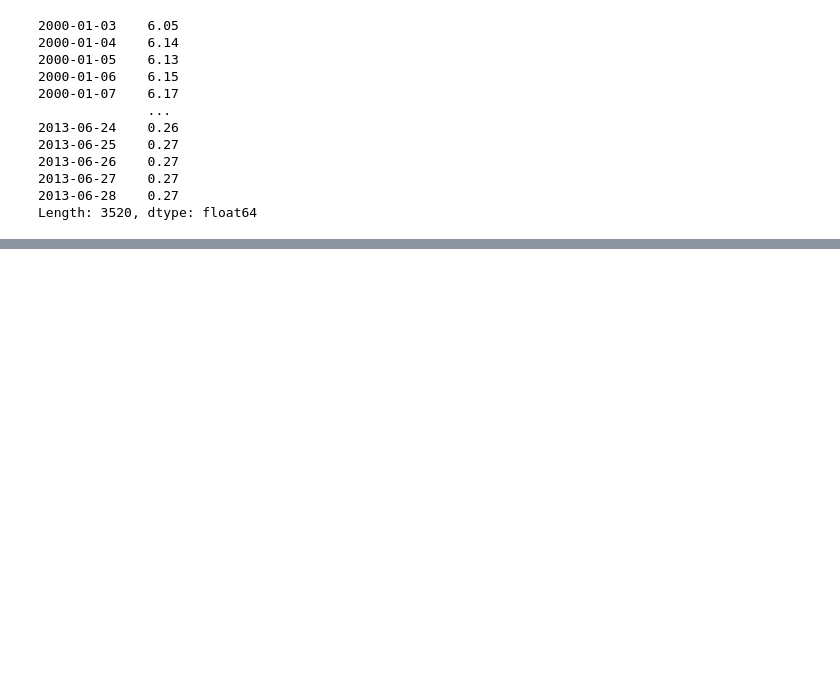
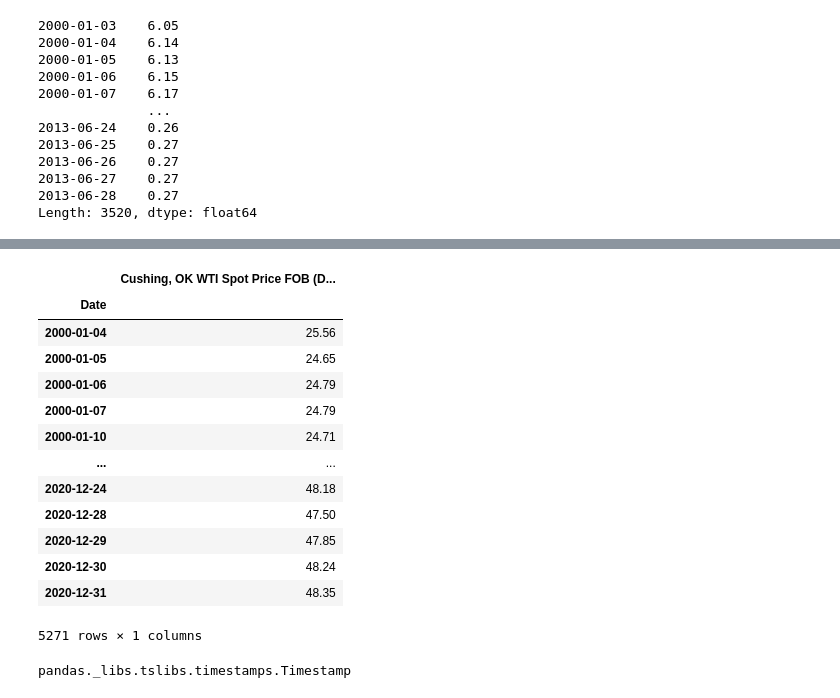
Before and after one commit to HJNVR/high_priority_papers, a Jupyter notebook: src/9. Forecasting daily stock market return using dimensionality reduction.ipynb, the cells around one changed output, grey strips where cells are left out. Saved outputs shown, nothing was run; the diff lists cells and outputs as text; code cells hidden in the pictures; blank space fills up the shorter version.

```diff
--- a/src/9. Forecasting daily stock market return using dimensionality reduction.ipynb
+++ b/src/9. Forecasting daily stock market return using dimensionality reduction.ipynb
@@ -394,7 +700,26 @@ DE7
 # %%
 data = pd.read_excel("https://www.eia.gov/dnav/pet/hist_xls/RWTCd.xls", sheet_name = 'Data 1', skiprows = 2)
 data = data.set_index('Date')
-data
+data[(data.index >= start_date) & (data.index <=end_date)]
+# %% [output]
+|  | Cushing, OK WTI Spot Price FOB (D... |
+| Date |  |
+| 2000-01-04 | 25.56 |
+| 2000-01-05 | 24.65 |
+| 2000-01-06 | 24.79 |
+| 2000-01-07 | 24.79 |
+| 2000-01-10 | 24.71 |
+| ... | ... |
+| 2020-12-24 | 48.18 |
+| 2020-12-28 | 47.50 |
+| 2020-12-29 | 47.85 |
+| 2020-12-30 | 48.24 |
+| 2020-12-31 | 48.35 |
+5271 rows × 1 columns
+# %%
+type(data.index[0])
+# %% [output]
+pandas._libs.tslibs.timestamps.Timestamp
 # %%
 OIL = (data - data.shift()) / data.shift() # need SPY dates as control
 OIL
```
Also changed, not shown: parts of 34 cells of this notebook, 3 other files.
